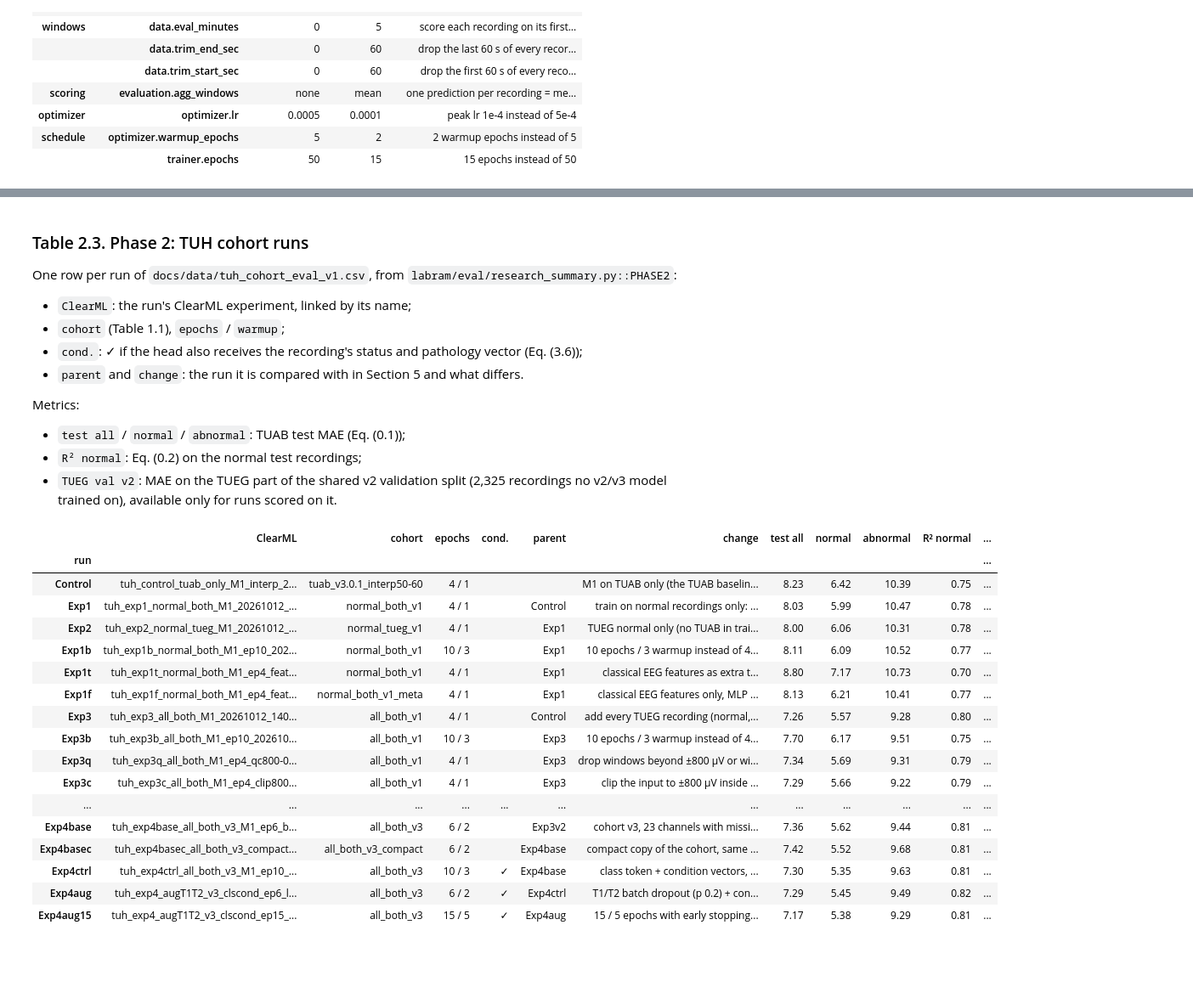
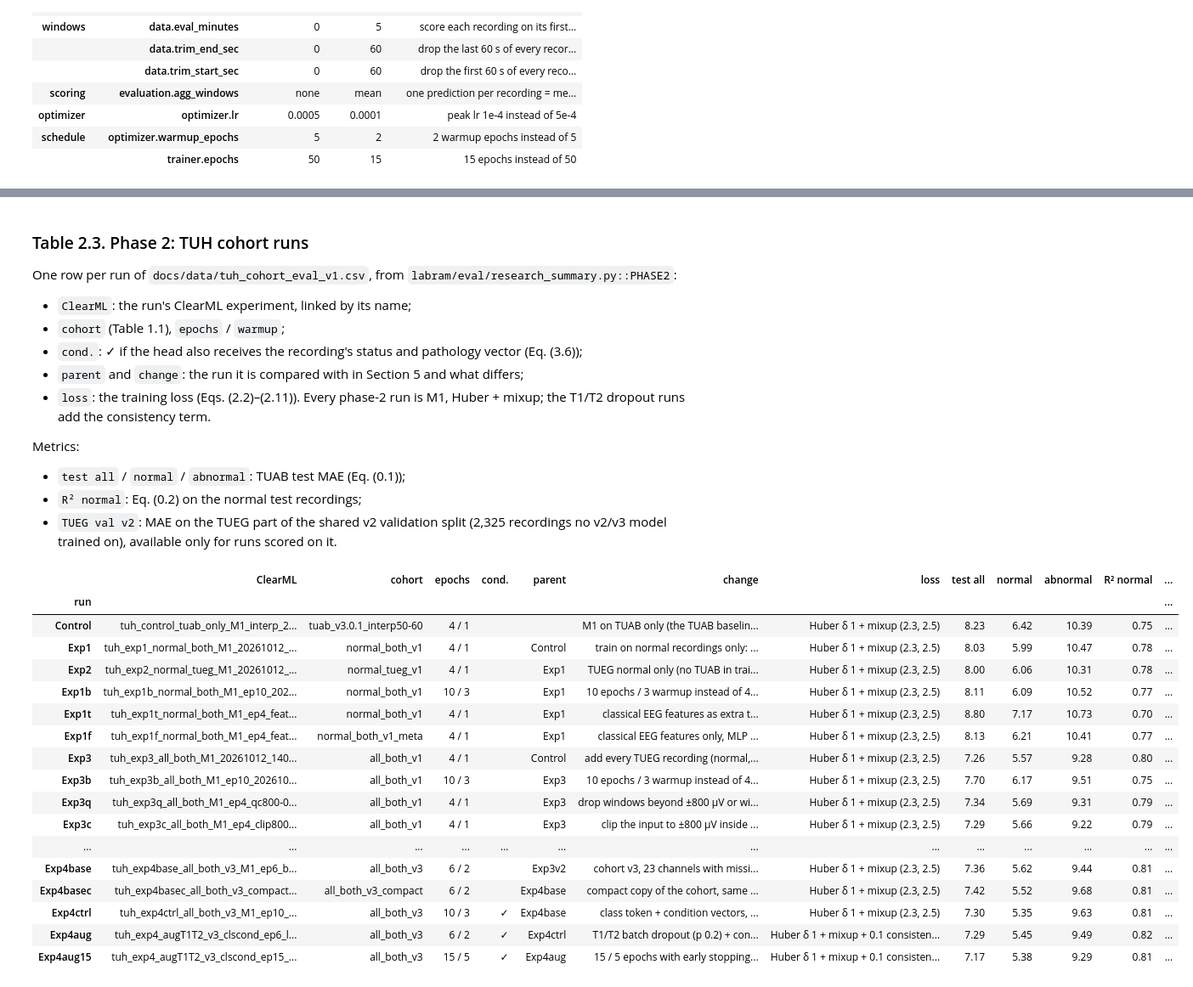
Before and after one commit to Neuro-Clalit/LaBraM, a Jupyter notebook: notebooks/brain_age_research_summary.ipynb, the cells around one changed output, grey strips where cells are left out. Shown at 85% size. Cells and saved outputs as stored; diff of their text form; code cells hidden in the pictures; blank space fills up the shorter version.

```diff
--- a/notebooks/brain_age_research_summary.ipynb
+++ b/notebooks/brain_age_research_summary.ipynb
@@ -332,0 +376,9 @@ if HAVE_TUH:
+# %%
+TUEG_INDEX = os.path.join(TUH, "index/tuh_index.parquet")
+TUEG_SHEET = os.path.join(TUH, "index/nedc/metadata_v12.xlsm.xlsx")
+HAVE_TUEG = os.path.exists(TUEG_INDEX) and os.path.exists(TUEG_SHEET)
+if HAVE_TUEG:
+    tueg = rs.tueg_recordings(TUEG_INDEX, TUEG_SHEET)
+    display(numbered_table(rs.tueg_overview(tueg).set_index(["group", "quantity"]), "1.3", "TUEG at a glance"))
+else:
+    print("TUH recording index / clinical sheet not found: set LABRAM_TUH_ROOT to show Tables 1.3-1.6.")
@@ -332,0 +475,27 @@ if HAVE_TUH:
+# %%
+if HAVE_TUEG:
+    fig, axes = plt.subplots(1, 2, figsize=(14, 4.8))
+    bins = np.arange(0, 92, 2)
+    colors = {"normal": "tab:green", "abnormal": "tab:red", "no label": "tab:gray", "total": "k"}
+    groups = {s: tueg.age[tueg.status == s].dropna() for s in rs.STATUS}
+    axes[0].hist([groups[s] for s in rs.STATUS], bins=bins, stacked=True, color=[colors[s] for s in rs.STATUS],
+                 label=[f"{s} (n = {len(groups[s]):,})" for s in rs.STATUS])
+    axes[0].hist(tueg.age.dropna(), bins=bins, histtype="step", color="k", lw=1.2,
+                 label=f"total (n = {tueg.age.notna().sum():,})")
+    axes[0].set_xlabel("true age (years)")
+    axes[0].set_ylabel("recordings per 2-year bin")
+    axes[0].legend(fontsize=8)
+    axes[0].set_title("recordings by status (stacked)")
+    groups["total"] = tueg.age.dropna()
+    for s, a in groups.items():
+        axes[1].hist(a, bins=bins, density=True, histtype="step", lw=2.0 if s == "total" else 1.5,
+                     color=colors[s], label=f"{s}: median {a.median():.0f}")
+        axes[1].axvline(a.median(), ymin=0, ymax=0.06, color=colors[s], lw=2)
+    axes[1].set_xlabel("true age (years)")
+    axes[1].set_ylabel("density")
+    axes[1].legend(fontsize=8)
+    axes[1].set_title("age density per status and total")
+    fig.tight_layout()
+    panel_labels(axes)
+    assert_max_columns(fig)
+    plt.show()
@@ -453,7 +768,9 @@ One row per run of `docs/data/tuh_cohort_eval_v1.csv`, from `labram/eval/researc
 * `ClearML`: the run's ClearML experiment, linked by its name;
 * `cohort` (Table 1.1), `epochs` / `warmup`;
 * `cond.`: ✓ if the head also receives the recording's status and pathology vector (Eq. (3.6));
-* `parent` and `change`: the run it is compared with in Section 5 and what differs.
+* `parent` and `change`: the run it is compared with in Section 5 and what differs;
+* `loss`: the training loss (Eqs. (2.2)–(2.11)). Every phase-2 run is M1, Huber + mixup; the T1/T2
+  dropout runs add the consistency term.
 
 Metrics:
 * `test all` / `normal` / `abnormal`: TUAB test MAE (Eq. (0.1));
@@ -463,41 +780,41 @@ Metrics:
 # %%
 def cohort_metric(model, split, source, cohort, col="MAE"):
     s = coh[(coh.model == model) & (coh.split == split) & (coh.source == source) & (coh.cohort == cohort)]
     return float(s[col].iloc[0]) if len(s) else np.nan
 
 
 rows = []
 for e in rs.PHASE2:
     if e.name not in set(coh.model):
         continue
     rows.append({"run": e.name, "ClearML": cml.link.get(e.name, "–"), "cohort": e.cohort, "epochs": f"{e.epochs} / {e.warmup}",
-                 "cond.": "✓" if e.conditions else "", "parent": e.parent, "change": e.change,
+                 "cond.": "✓" if e.conditions else "", "parent": e.parent, "change": e.change, "loss": rs.run_loss(e.name),
                  "test all": cohort_metric(e.name, "test", "TUAB", "all"),
                  "normal": cohort_metric(e.name, "test", "TUAB", "normal"),
                  "abnormal": cohort_metric(e.name, "test", "TUAB", "abnormal"),
                  "R² normal": cohort_metric(e.name, "test", "TUAB", "normal", "R2"),
                  "TUEG val v2": cohort_metric(e.name, "val_v2", "TUEG", "all")})
 t22 = pd.DataFrame(rows).set_index("run")
 numbered_table(t22, "2.3", "Phase 2 runs")
 # %% [output]
-|  | ClearML | cohort | epochs | cond. | parent | change | test all | normal | abnormal | R² normal | ... |
-| run |  |  |  |  |  |  |  |  |  |  | ... |
-| Control | tuh_control_tuab_only_M1_interp_2... | tuab_v3.0.1_interp50-60 | 4 / 1 |  |  | M1 on TUAB only (the TUAB baselin... | 8.23 | 6.42 | 10.39 | 0.75 | ... |
-| Exp1 | tuh_exp1_normal_both_M1_20261012_... | normal_both_v1 | 4 / 1 |  | Control | train on normal recordings only: ... | 8.03 | 5.99 | 10.47 | 0.78 | ... |
-| Exp2 | tuh_exp2_normal_tueg_M1_20261012_... | normal_tueg_v1 | 4 / 1 |  | Exp1 | TUEG normal only (no TUAB in trai... | 8.00 | 6.06 | 10.31 | 0.78 | ... |
-| Exp1b | tuh_exp1b_normal_both_M1_ep10_202... | normal_both_v1 | 10 / 3 |  | Exp1 | 10 epochs / 3 warmup instead of 4... | 8.11 | 6.09 | 10.52 | 0.77 | ... |
-| Exp1t | tuh_exp1t_normal_both_M1_ep4_feat... | normal_both_v1 | 4 / 1 |  | Exp1 | classical EEG features as extra t... | 8.80 | 7.17 | 10.73 | 0.70 | ... |
-| Exp1f | tuh_exp1f_normal_both_M1_ep4_feat... | normal_both_v1_meta | 4 / 1 |  | Exp1 | classical EEG features only, MLP ... | 8.13 | 6.21 | 10.41 | 0.77 | ... |
-| Exp3 | tuh_exp3_all_both_M1_20261012_140... | all_both_v1 | 4 / 1 |  | Control | add every TUEG recording (normal,... | 7.26 | 5.57 | 9.28 | 0.80 | ... |
-| Exp3b | tuh_exp3b_all_both_M1_ep10_202610... | all_both_v1 | 10 / 3 |  | Exp3 | 10 epochs / 3 warmup instead of 4... | 7.70 | 6.17 | 9.51 | 0.75 | ... |
-| Exp3q | tuh_exp3q_all_both_M1_ep4_qc800-0... | all_both_v1 | 4 / 1 |  | Exp3 | drop windows beyond ±800 µV or wi... | 7.34 | 5.69 | 9.31 | 0.79 | ... |
-| Exp3c | tuh_exp3c_all_both_M1_ep4_clip800... | all_both_v1 | 4 / 1 |  | Exp3 | clip the input to ±800 µV inside ... | 7.29 | 5.66 | 9.22 | 0.79 | ... |
-| ... | ... | ... | ... | ... | ... | ... | ... | ... | ... | ... | ... |
-| Exp4base | tuh_exp4base_all_both_v3_M1_ep6_b... | all_both_v3 | 6 / 2 |  | Exp3v2 | cohort v3, 23 channels with missi... | 7.36 | 5.62 | 9.44 | 0.81 | ... |
-| Exp4basec | tuh_exp4basec_all_both_v3_compact... | all_both_v3_compact | 6 / 2 |  | Exp4base | compact copy of the cohort, same ... | 7.42 | 5.52 | 9.68 | 0.81 | ... |
-| Exp4ctrl | tuh_exp4ctrl_all_both_v3_M1_ep10_... | all_both_v3 | 10 / 3 | ✓ | Exp4base | class token + condition vectors, ... | 7.30 | 5.35 | 9.63 | 0.81 | ... |
-| Exp4aug | tuh_exp4_augT1T2_v3_clscond_ep6_l... | all_both_v3 | 6 / 2 | ✓ | Exp4ctrl | T1/T2 batch dropout (p 0.2) + con... | 7.29 | 5.45 | 9.49 | 0.82 | ... |
-| Exp4aug15 | tuh_exp4_augT1T2_v3_clscond_ep15_... | all_both_v3 | 15 / 5 | ✓ | Exp4aug | 15 / 5 epochs with early stopping... | 7.17 | 5.38 | 9.29 | 0.81 | ... |
+|  | ClearML | cohort | epochs | cond. | parent | change | loss | test all | normal | abnormal | R² normal | ... |
+| run |  |  |  |  |  |  |  |  |  |  |  | ... |
+| Control | tuh_control_tuab_only_M1_interp_2... | tuab_v3.0.1_interp50-60 | 4 / 1 |  |  | M1 on TUAB only (the TUAB baselin... | Huber δ 1 + mixup (2.3, 2.5) | 8.23 | 6.42 | 10.39 | 0.75 | ... |
+| Exp1 | tuh_exp1_normal_both_M1_20261012_... | normal_both_v1 | 4 / 1 |  | Control | train on normal recordings only: ... | Huber δ 1 + mixup (2.3, 2.5) | 8.03 | 5.99 | 10.47 | 0.78 | ... |
+| Exp2 | tuh_exp2_normal_tueg_M1_20261012_... | normal_tueg_v1 | 4 / 1 |  | Exp1 | TUEG normal only (no TUAB in trai... | Huber δ 1 + mixup (2.3, 2.5) | 8.00 | 6.06 | 10.31 | 0.78 | ... |
+| Exp1b | tuh_exp1b_normal_both_M1_ep10_202... | normal_both_v1 | 10 / 3 |  | Exp1 | 10 epochs / 3 warmup instead of 4... | Huber δ 1 + mixup (2.3, 2.5) | 8.11 | 6.09 | 10.52 | 0.77 | ... |
+| Exp1t | tuh_exp1t_normal_both_M1_ep4_feat... | normal_both_v1 | 4 / 1 |  | Exp1 | classical EEG features as extra t... | Huber δ 1 + mixup (2.3, 2.5) | 8.80 | 7.17 | 10.73 | 0.70 | ... |
+| Exp1f | tuh_exp1f_normal_both_M1_ep4_feat... | normal_both_v1_meta | 4 / 1 |  | Exp1 | classical EEG features only, MLP ... | Huber δ 1 + mixup (2.3, 2.5) | 8.13 | 6.21 | 10.41 | 0.77 | ... |
+| Exp3 | tuh_exp3_all_both_M1_20261012_140... | all_both_v1 | 4 / 1 |  | Control | add every TUEG recording (normal,... | Huber δ 1 + mixup (2.3, 2.5) | 7.26 | 5.57 | 9.28 | 0.80 | ... |
+| Exp3b | tuh_exp3b_all_both_M1_ep10_202610... | all_both_v1 | 10 / 3 |  | Exp3 | 10 epochs / 3 warmup instead of 4... | Huber δ 1 + mixup (2.3, 2.5) | 7.70 | 6.17 | 9.51 | 0.75 | ... |
+| Exp3q | tuh_exp3q_all_both_M1_ep4_qc800-0... | all_both_v1 | 4 / 1 |  | Exp3 | drop windows beyond ±800 µV or wi... | Huber δ 1 + mixup (2.3, 2.5) | 7.34 | 5.69 | 9.31 | 0.79 | ... |
+| Exp3c | tuh_exp3c_all_both_M1_ep4_clip800... | all_both_v1 | 4 / 1 |  | Exp3 | clip the input to ±800 µV inside ... | Huber δ 1 + mixup (2.3, 2.5) | 7.29 | 5.66 | 9.22 | 0.79 | ... |
+| ... | ... | ... | ... | ... | ... | ... | ... | ... | ... | ... | ... | ... |
+| Exp4base | tuh_exp4base_all_both_v3_M1_ep6_b... | all_both_v3 | 6 / 2 |  | Exp3v2 | cohort v3, 23 channels with missi... | Huber δ 1 + mixup (2.3, 2.5) | 7.36 | 5.62 | 9.44 | 0.81 | ... |
+| Exp4basec | tuh_exp4basec_all_both_v3_compact... | all_both_v3_compact | 6 / 2 |  | Exp4base | compact copy of the cohort, same ... | Huber δ 1 + mixup (2.3, 2.5) | 7.42 | 5.52 | 9.68 | 0.81 | ... |
+| Exp4ctrl | tuh_exp4ctrl_all_both_v3_M1_ep10_... | all_both_v3 | 10 / 3 | ✓ | Exp4base | class token + condition vectors, ... | Huber δ 1 + mixup (2.3, 2.5) | 7.30 | 5.35 | 9.63 | 0.81 | ... |
+| Exp4aug | tuh_exp4_augT1T2_v3_clscond_ep6_l... | all_both_v3 | 6 / 2 | ✓ | Exp4ctrl | T1/T2 batch dropout (p 0.2) + con... | Huber δ 1 + mixup + 0.1 consisten... | 7.29 | 5.45 | 9.49 | 0.82 | ... |
+| Exp4aug15 | tuh_exp4_augT1T2_v3_clscond_ep15_... | all_both_v3 | 15 / 5 | ✓ | Exp4aug | 15 / 5 epochs with early stopping... | Huber δ 1 + mixup + 0.1 consisten... | 7.17 | 5.38 | 9.29 | 0.81 | ... |
 # %% [markdown]
 ### Table 2.4. Phase 3: five-fold cross-validation
 
```
Also changed, not shown: parts of 22 cells of this notebook, 4 other files.
